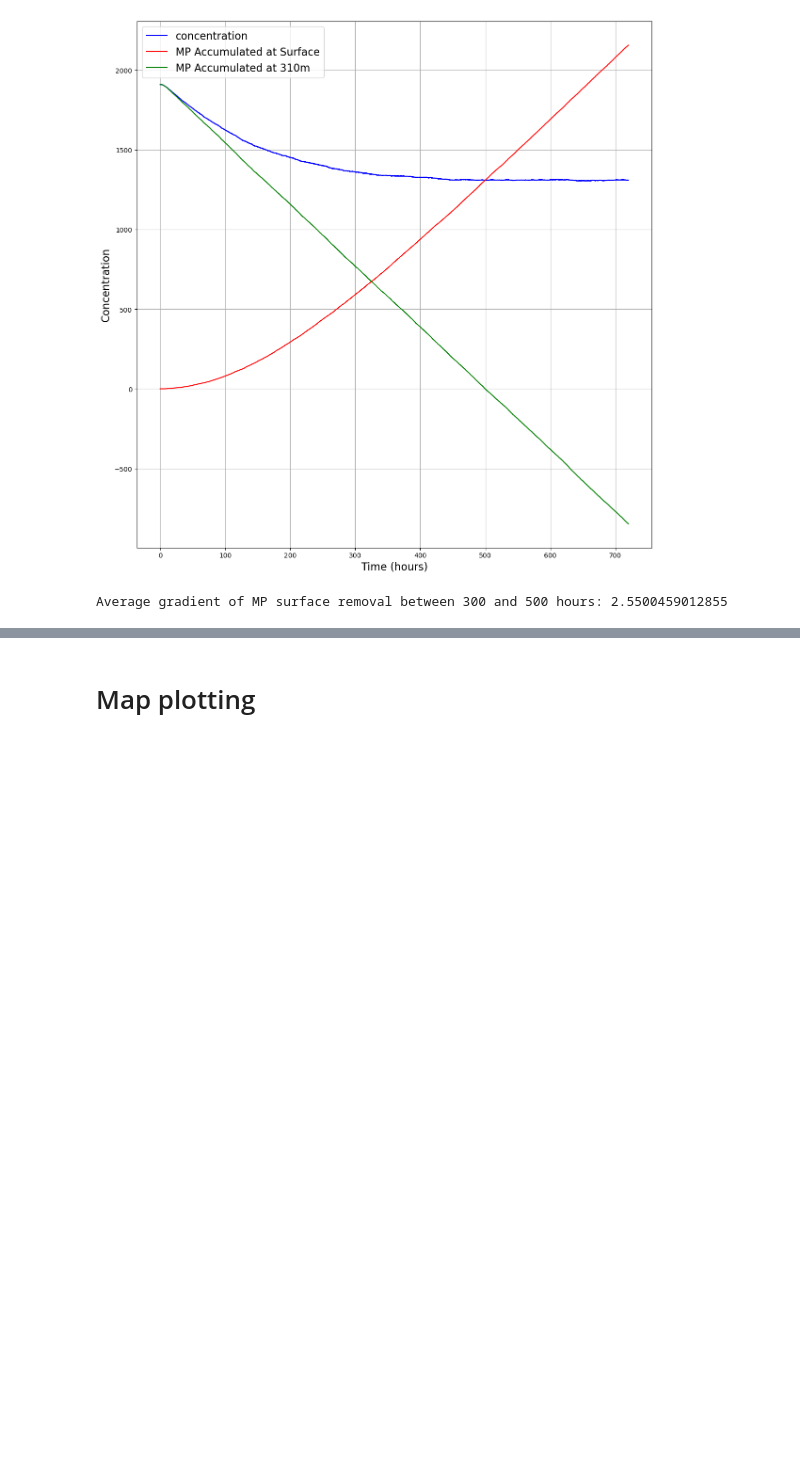
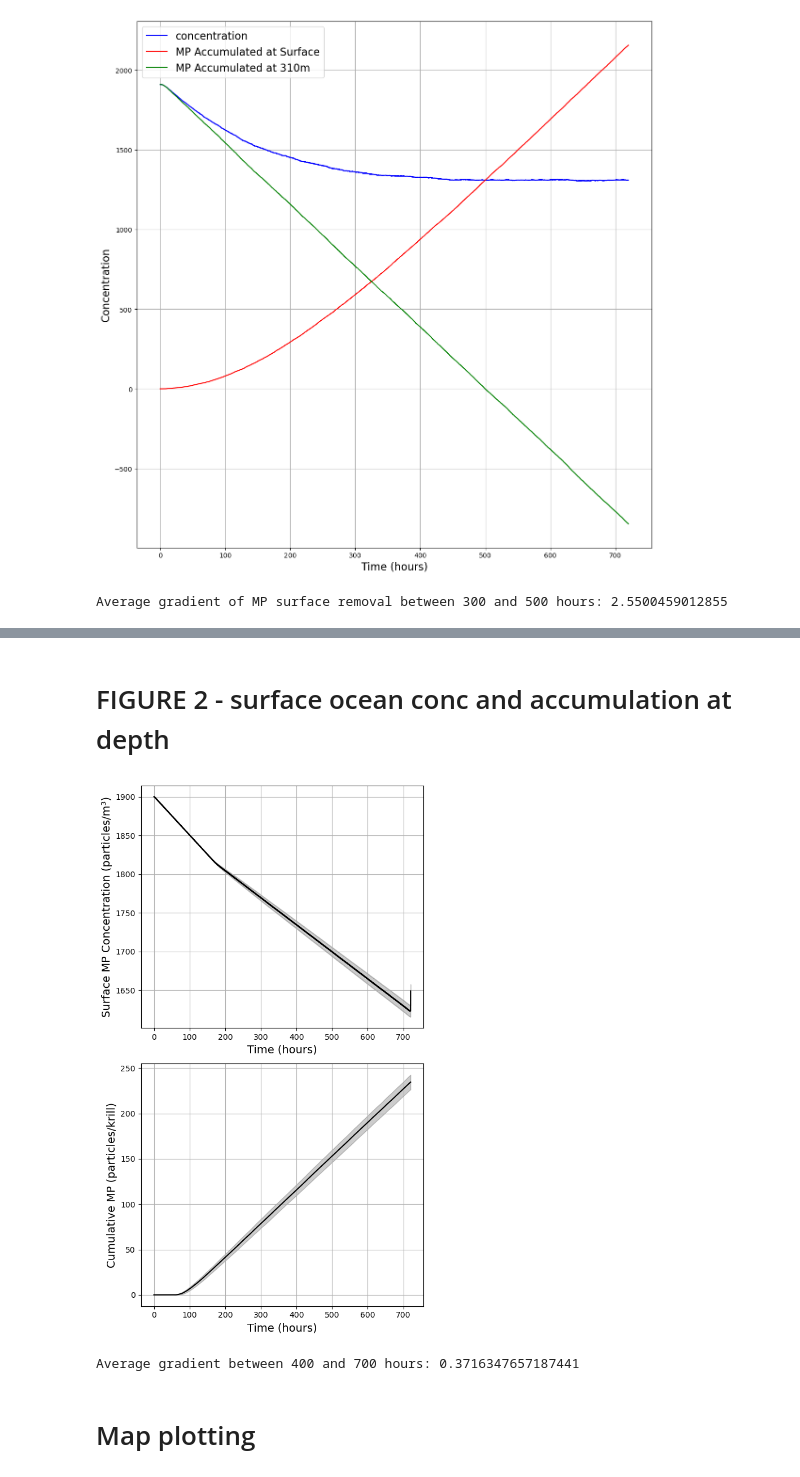
Before and after one commit to bethcandish/Antarctic_Krill, a Jupyter notebook: model_plots.ipynb, the cells around one changed output, grey strips where cells are left out. Drawn from its saved outputs; the diff is of its cells as text; code cells hidden in the pictures; blank space fills up the shorter version.

```diff
--- a/model_plots.ipynb
+++ b/model_plots.ipynb
@@ -1498,3 +1510,51 @@ plt.show()
+# %% [markdown]
+# FIGURE 2 - surface ocean conc and accumulation at depth
+# %%
+# Plotting
+fig, ax = plt.subplots(2,1, figsize=(6, 10))
+
+ax[0].plot(time, mean_surface_conc, label="Mean Surface MP Concentration", color="black")
+ax[0].fill_between(
+    time,
+    mean_surface_conc - std_surface_conc,
+    mean_surface_conc + std_surface_conc,
+    color="black", alpha=0.2
+)
+ax[0].set_xlabel("Time (hours)", fontsize=14)
+ax[0].set_ylabel("Surface MP Concentration (particles/m³)", fontsize=14)
+ax[0].grid()
+
+ax[1].plot(time, mean_acc, label="Mean MP at 2000m", color="black")
+ax[1].fill_between(
+    time,
+    mean_acc - std_acc,
+    mean_acc + std_acc,
+    color="black", alpha=0.2
+)
+
+
+ax[1].set_xlabel("Time (hours)", fontsize=14)
+ax[1].set_ylabel("Cumulative MP (particles/krill)", fontsize=14)
+#ax[1].legend(fontsize=16)
+ax[1].grid()
+
+plt.tight_layout()
+plt.show()
+
+# Select the time indices between 400 and 700 hours
+time_range = (time >= 400) & (time <= 700)
+time_selected = time[time_range]
+mean_acc_selected = mean_acc[time_range]
+
+# Compute the gradient (rate of change) of the mean accumulation over time
+gradient = np.gradient(mean_acc_selected, time_selected)
+
+# Calculate the average gradient over the selected time interval
+average_gradient = np.mean(gradient)
+print(f"Average gradient between 400 and 700 hours: {average_gradient}")
+# %% [output]
+[figure, added]
+Average gradient between 400 and 700 hours: 0.3716347657187441
 # %% [markdown]
 # Map plotting
 # %%
```
Also changed, not shown: parts of 10 cells of this notebook, 2 other files.
